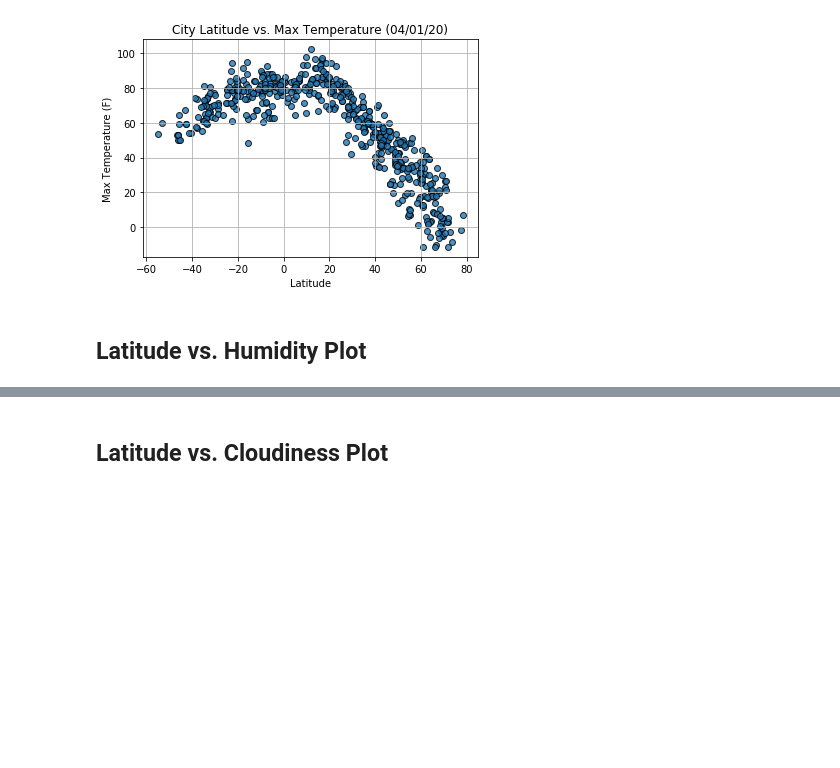
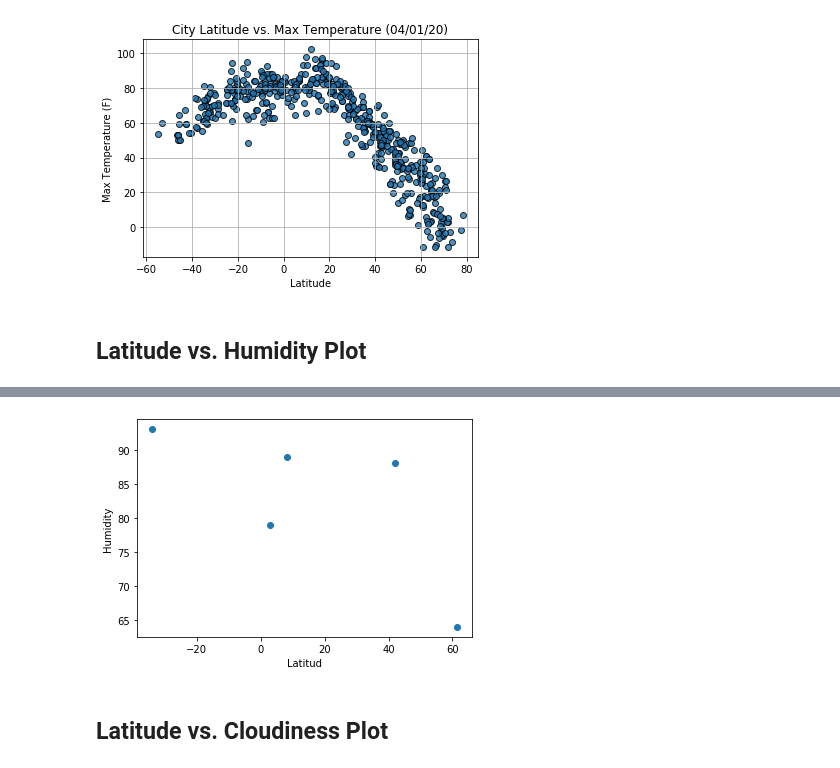
Before and after one commit to Omargib/python-api-challenge, a Jupyter notebook: WeatherPy/WeatherPy.ipynb, the cells around one changed output, grey strips where cells are left out. Cells and saved outputs as stored; diff of their text form; code cells hidden in the pictures; blank space fills up the shorter version.

```diff
--- a/WeatherPy/WeatherPy.ipynb
+++ b/WeatherPy/WeatherPy.ipynb
@@ -218,2 +222,9 @@ Int64Index([], dtype='int64')
+# %%
+plt.scatter(weather_df.iloc[:,1],weather_df.iloc[:,4])
+plt.xlabel('Latitud')
+plt.ylabel('Humidity')
+plt.show()
+# %% [output]
+[figure, added]
 # %% [markdown]
 ## Latitude vs. Cloudiness Plot
```
Also changed, not shown: parts of 5 cells of this notebook.
